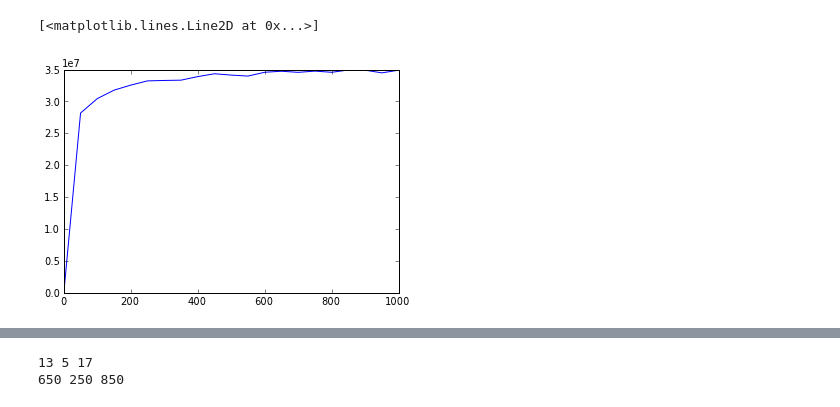
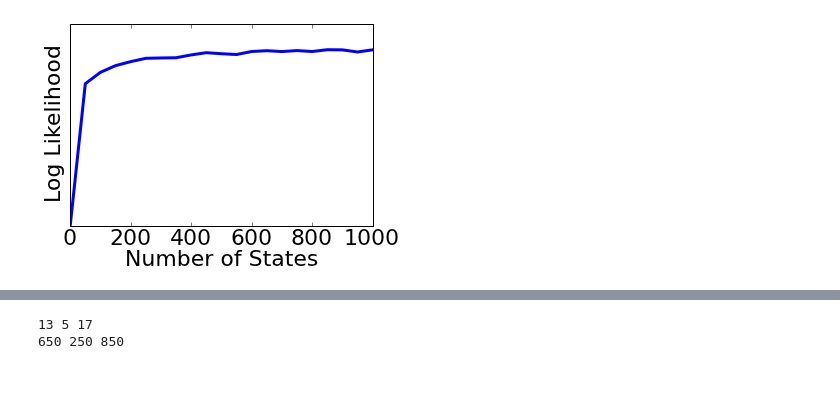
Before and after one commit to rmcgibbo/opt-k, a Jupyter notebook: muller/likelihoods.ipynb, the cells around one changed output, grey strips where cells are left out. Drawn from its saved outputs; the diff is of its cells as text; code cells hidden in the pictures; blank space fills up the shorter version.

```diff
--- a/muller/likelihoods.ipynb
+++ b/muller/likelihoods.ipynb
@@ -1,12 +1,22 @@
+# %%
+matplotlib.rcParams['font.size']=22
 # %%
 likes = np.load('data/likes1000_s50_n100k.npy')
 #likes[np.where(likes==np.inf)] = 0
 # This is because some volumes are zero, which means I need to use more
 # MC points to calculate those volumes. This data used 10,000 points
 # I am calculating volumes with 100,000 points now to compare
 #ks = np.array(range(1,101) + [1000])
 ks = np.arange(0,1050,50)
-plot(ks, likes)
+figure()
+axes( (0.15, 0.15, 0.7, 0.7) )
+xlabel('Number of States')
+ylabel('Log Likelihood')
+ylim([0,4E7])
+yticks(yticks()[0][::2])
+plot(ks, likes, lw=3)
+savefig('log_like.pdf')
+yticks([])
+savefig('log_like_noY.pdf')
 # %% [output]
-[<matplotlib.lines.Line2D at 0x...>]
-[figure, old version]
+[figure, new version]
```
Also changed, not shown: parts of 4 cells of this notebook, 5 other files.
